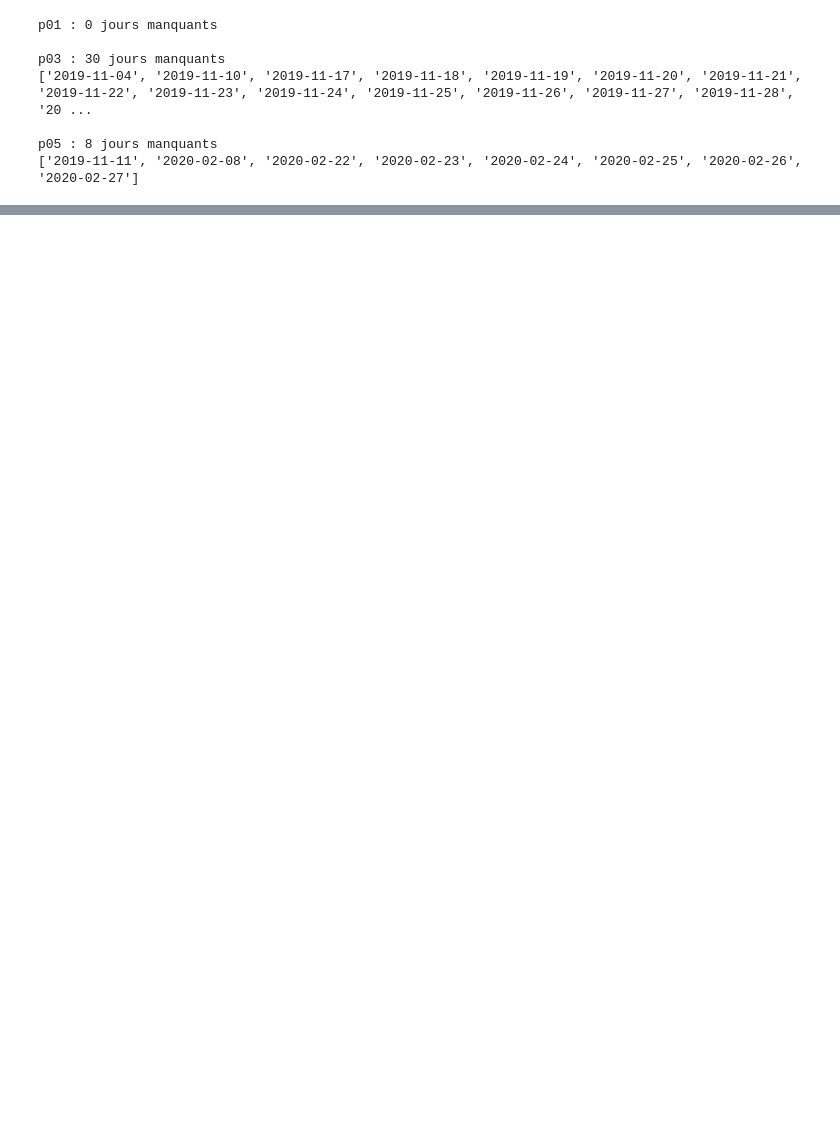
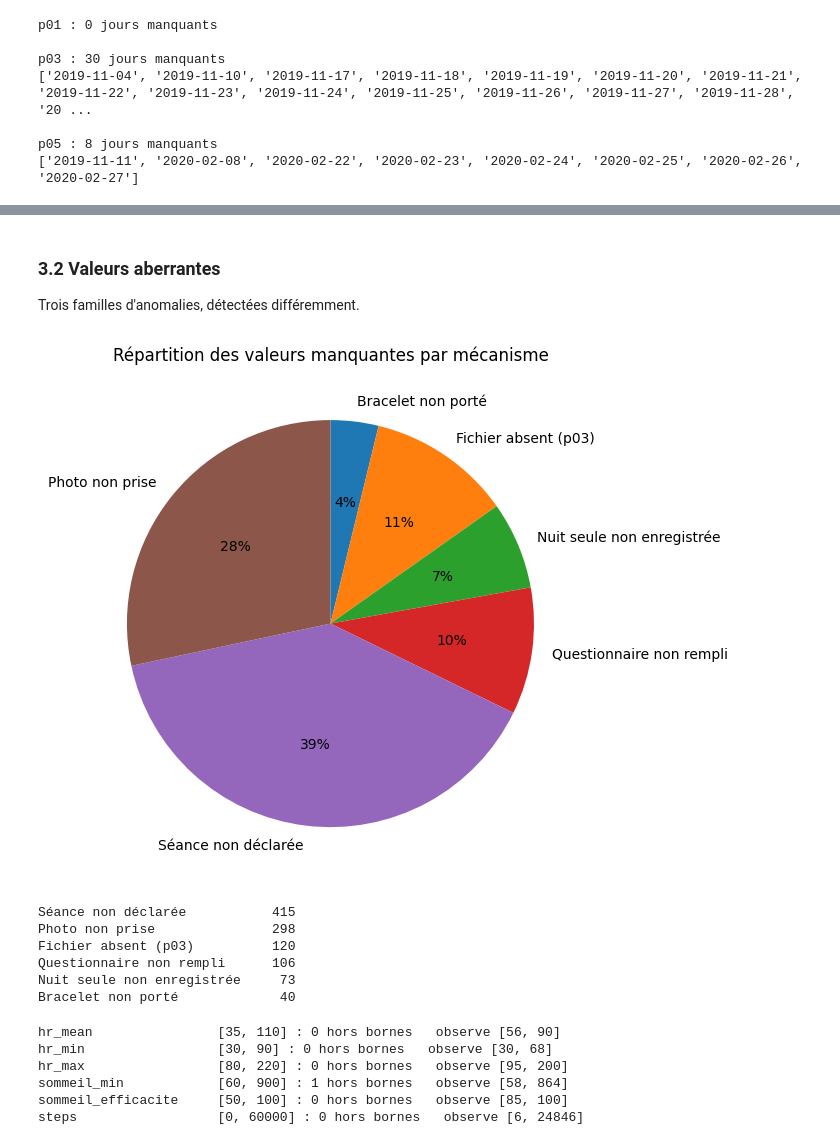
Before and after one commit to Kawkaw54/athlete-monitoring, a Jupyter notebook: analysis_athlete.ipynb, the cells around one changed output, grey strips where cells are left out. Drawn from its saved outputs; the diff is of its cells as text; code cells hidden in the pictures; blank space fills up the shorter version.

```diff
--- a/analysis_athlete.ipynb
+++ b/analysis_athlete.ipynb
@@ -1182,17 +659,0 @@ min        0.0   0.0            0.0       0.0     0.0
-# %%
-df.loc[df["readiness"] == 0, "readiness"] = np.nan
-print(df.groupby("participant")["readiness"].agg(["count", "mean", "std"]).round(2))
-# les cinq dimensions du questionnaire, toutes sur 1-5
-positives = ["mood", "sleep_quality"]
-negatives = ["fatigue", "soreness", "stress"]
-
-# inversion des dimensions negatives : 6 - x
-for col in negatives:
-    df[f"{col}_inv"] = 6 - df[col]
-
-dims = positives + [f"{c}_inv" for c in negatives]
-
-# moyenne des cinq dimensions, ramenee sur 100
-df["indice_wellness"] = df[dims].mean(axis=1) / 5 * 100
-
-print(df.groupby("participant")["indice_wellness"].agg(["count", "mean", "std"]).round(1))
@@ -1402,0 +759,52 @@ dtype: float64
+# %% [markdown]
+### 3.2 Valeurs aberrantes
+
+Trois familles d'anomalies, détectées différemment.
+# %%
+causes = {
+    "Bracelet non porté": df["steps"].isna().sum(),
+    "Fichier absent (p03)": (df["hr_mean"].isna() & df["steps"].notna()).sum(),
+    "Nuit seule non enregistrée": (df["sommeil_min"].isna() & df["steps"].notna()).sum(),
+    "Questionnaire non rempli": df["readiness"].isna().sum(),
+    "Séance non déclarée": df["srpe_total"].isna().sum(),
+    "Photo non prise": df["n_photos"].isna().sum(),
+}
+
+fig, ax = plt.subplots(figsize=(7, 7))
+ax.pie(causes.values(), labels=causes.keys(), autopct="%1.0f%%",
+       startangle=90, counterclock=False)
+ax.set_title("Répartition des valeurs manquantes par mécanisme")
+plt.tight_layout()
+plt.show()
+
+print(pd.Series(causes).sort_values(ascending=False).to_string())
+# %% [output]
+[figure, added]
+Séance non déclarée           415
+Photo non prise               298
+Fichier absent (p03)          120
+Questionnaire non rempli      106
+Nuit seule non enregistrée     73
+Bracelet non porté             40
+# %%
+#Valeurs physiologiquement impossibles : bornes issues de la littérature.
+bornes = {
+    "hr_mean":            (35, 110),
+    "hr_min":             (30, 90),
+    "hr_max":             (80, 220),
+    "sommeil_min":        (60, 900),
+    "sommeil_efficacite": (50, 100),
+    "steps":              (0, 60000),
+}
+
+for col, (lo, hi) in bornes.items():
+    hors = ((df[col] < lo) | (df[col] > hi)).sum()
+    print(f"{col:22s} [{lo}, {hi}] : {hors} hors bornes   "
+          f"observe [{df[col].min():.0f}, {df[col].max():.0f}]")
+# %% [output]
+hr_mean                [35, 110] : 0 hors bornes   observe [56, 90]
+hr_min                 [30, 90] : 0 hors bornes   observe [30, 68]
+hr_max                 [80, 220] : 0 hors bornes   observe [95, 200]
+sommeil_min            [60, 900] : 1 hors bornes   observe [58, 864]
+sommeil_efficacite     [50, 100] : 0 hors bornes   observe [85, 100]
+steps                  [0, 60000] : 0 hors bornes   observe [6, 24846]
```
Also changed, not shown: parts of 113 cells of this notebook, 12 other files.
